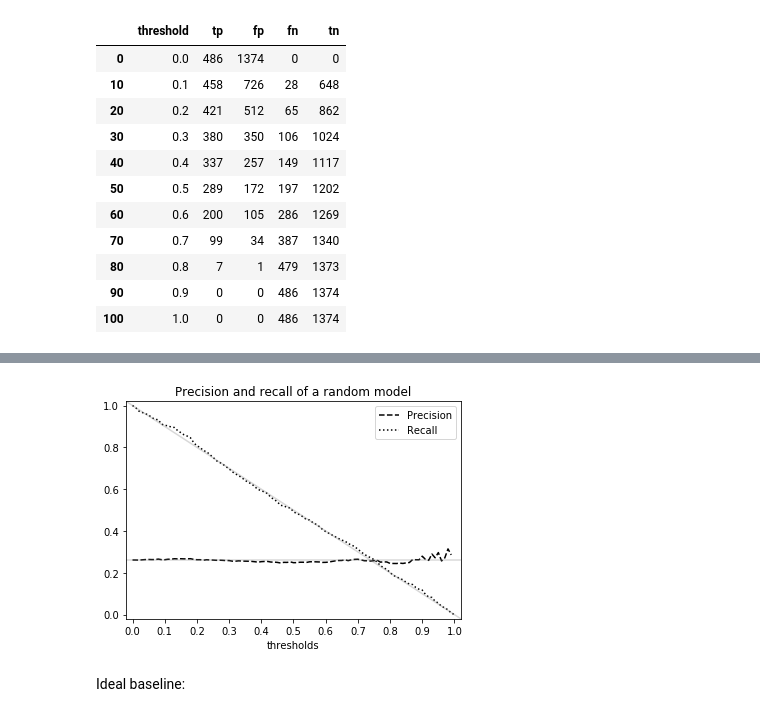
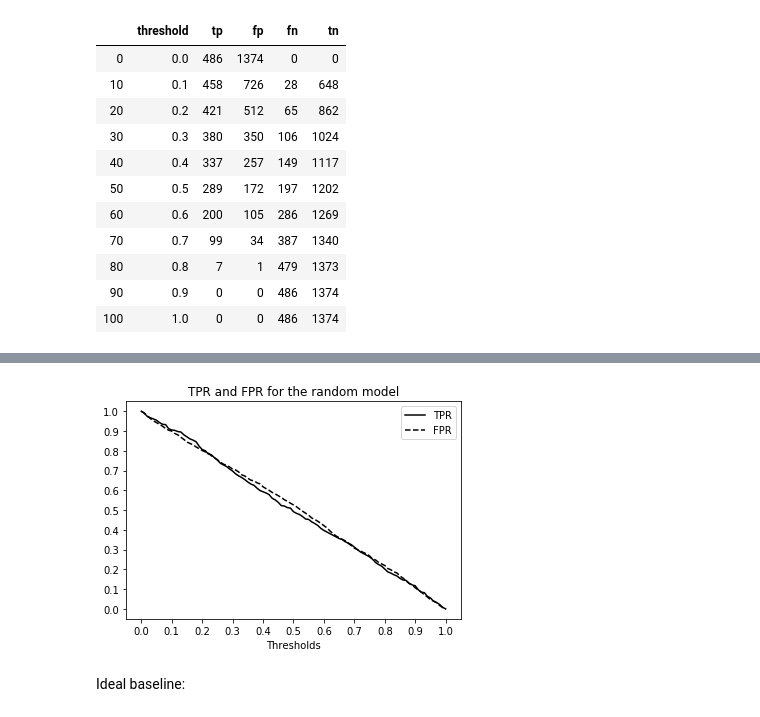
Before and after one commit to DataTalksClub/machine-learning-zoomcamp, a Jupyter notebook: chapter-03-churn-prediction/04-metrics.ipynb, the cells around one changed output, grey strips where cells are left out. Saved outputs shown, nothing was run; the diff lists cells and outputs as text; code cells hidden in the pictures.

```diff
--- a/chapter-03-churn-prediction/04-metrics.ipynb
+++ b/chapter-03-churn-prediction/04-metrics.ipynb
@@ -316,27 +320,21 @@ df_rand[::10]
-# %%
-plt.figure(figsize=(6, 4))
-
-plt.plot(df_rand.threshold, df_rand.precision,
-         color='black', linestyle='dashed', label='Precision')
-plt.plot([-1, 2], [0.2612, 0.2612], color='grey', linestyle='solid', alpha=0.3)
-
-plt.plot(df_rand.threshold, df_rand.recall,
-         color='black', linestyle='dotted', label='Recall')
-
-plt.plot([-1, 0, 1, 2], [2, 1, 0, -1], color='grey', linestyle='solid', alpha=0.3)
-
-plt.legend()
-
-plt.xlim(-0.02, 1.02)
-plt.ylim(-0.02, 1.02)
-
-plt.xlabel('thresholds')
-plt.title('Precision and recall of a random model')
-plt.xticks(np.linspace(0, 1, 11))
-
-plt.show()
-# %% [output]
-[figure, removed]
+# %%
+plt.figure(figsize=(6, 4))
+
+plt.plot(df_rand.threshold, df_rand.tpr, color='black', linestyle='solid', label='TPR')
+plt.plot(df_rand.threshold, df_rand.fpr, color='black', linestyle='dashed', label='FPR')
+plt.legend()
+
+plt.xticks(np.linspace(0, 1, 11))
+plt.yticks(np.linspace(0, 1, 11))
+
+plt.xlabel('Thresholds')
+plt.title('TPR and FPR for the random model')
+
+#plt.savefig('04_fpr_tpr_plot_random.svg')
+
+plt.show()
+# %% [output]
+[figure, added]
 # %% [markdown]
 Ideal baseline:
 # %%
```
Also changed, not shown: parts of 46 cells of this notebook, 1 other file.
